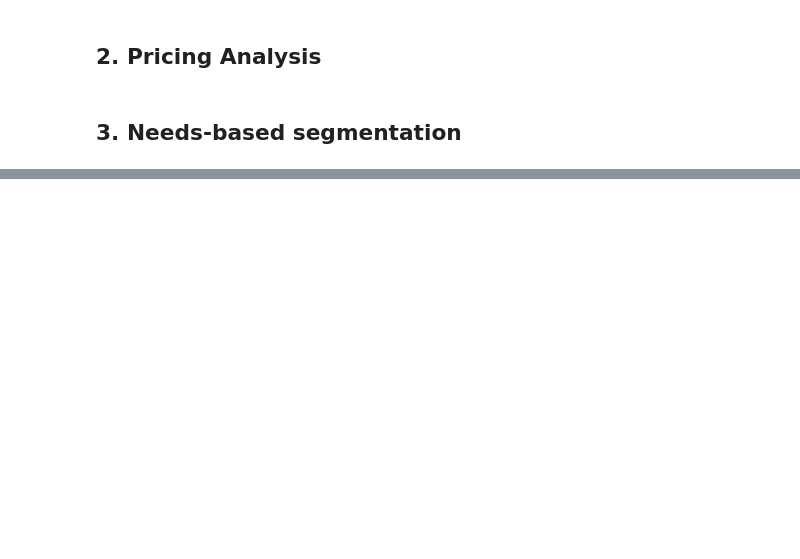
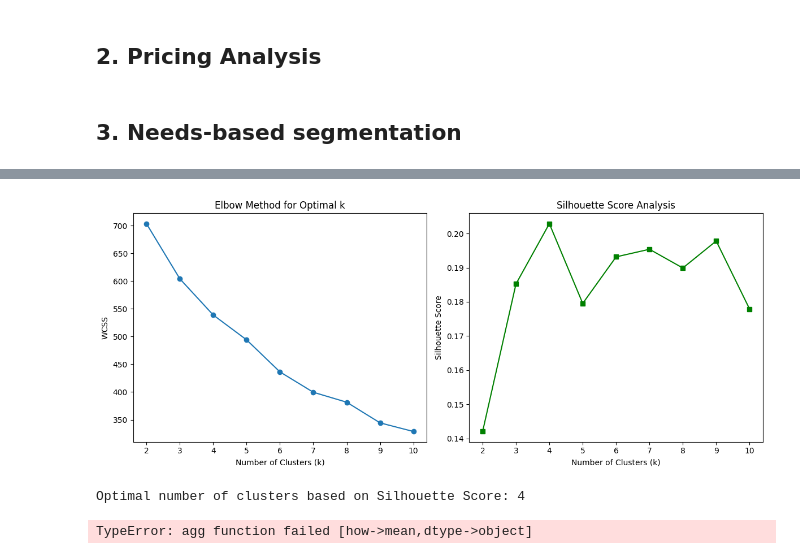
Before and after one commit to hmente/marketing-analytics-gp, a Jupyter notebook: main.ipynb, the cells around one changed output, grey strips where cells are left out. Cells and saved outputs as stored; diff of their text form; code cells hidden in the pictures; blank space fills up the shorter version.

```diff
--- a/main.ipynb
+++ b/main.ipynb
@@ -292,0 +409,53 @@ array(['Outstanding visual and Appealing atmosphere',
+# %%
+# Select relevant columns for needs-based segmentation
+features = ["5. Cost importance", "6. Appeals importance", "7. Accessibility importance",
+            "8. Amenities importance", "9. Activities importance",
+            "17. Single factor_Broad choice of activities", "17. Single factor_Convenient or appealing location",
+            "17. Single factor_High-quality amenities", "17. Single factor_Lowest price",
+            "4. Motivation_Adventure and excitement", "4. Motivation_Relaxation and escaping routine",
+            "4. Motivation_Socializing and meeting new people"]
+
+data_cluster = survey_data_cleaned[features].copy()
+# %%
+# Normalize the data
+scaler = StandardScaler()
+data_scaled = scaler.fit_transform(data_cluster)
+# %%
+# Elbow Method & Silhouette Score to find the optimal number of clusters
+wcss = []
+silhouette_scores = []
+
+for k in range(2, 11):  # Starting from 2 since silhouette score isn't defined for 1 cluster
+    kmeans = KMeans(n_clusters=k, init='k-means++', random_state=42, n_init=10)
+    kmeans.fit(data_scaled)
+    wcss.append(kmeans.inertia_)
+    silhouette_avg = silhouette_score(data_scaled, kmeans.labels_)
+    silhouette_scores.append(silhouette_avg)
+# %%
+# Plotting the Elbow Method
+plt.figure(figsize=(12, 5))
+
+# Elbow Plot
+plt.subplot(1, 2, 1)
+plt.plot(range(2, 11), wcss, marker='o')
+plt.xlabel('Number of Clusters (k)')
+plt.ylabel('WCSS')
+plt.title('Elbow Method for Optimal k')
+
+# Silhouette Score Plot
+plt.subplot(1, 2, 2)
+plt.plot(range(2, 11), silhouette_scores, marker='s', color='green')
+plt.xlabel('Number of Clusters (k)')
+plt.ylabel('Silhouette Score')
+plt.title('Silhouette Score Analysis')
+
+plt.tight_layout()
+plt.show()
+# %% [output]
+[figure, added]
+# %%
+# Determine the optimal k based on the highest Silhouette Score
+optimal_k = range(2, 11)[np.argmax(silhouette_scores)]
+print(f"Optimal number of clusters based on Silhouette Score: {optimal_k}")
+# %% [output]
+Optimal number of clusters based on Silhouette Score: 4
@@ -292,0 +466,5 @@ array(['Outstanding visual and Appealing atmosphere',
+# %%
+# Display cluster averages
+print(survey_data_cleaned.groupby("Needs_Cluster")[features].mean())
+# %% [output]
+TypeError: agg function failed [how->mean,dtype->object]
```
Also changed, not shown: parts of 23 cells of this notebook, 4 other files.
